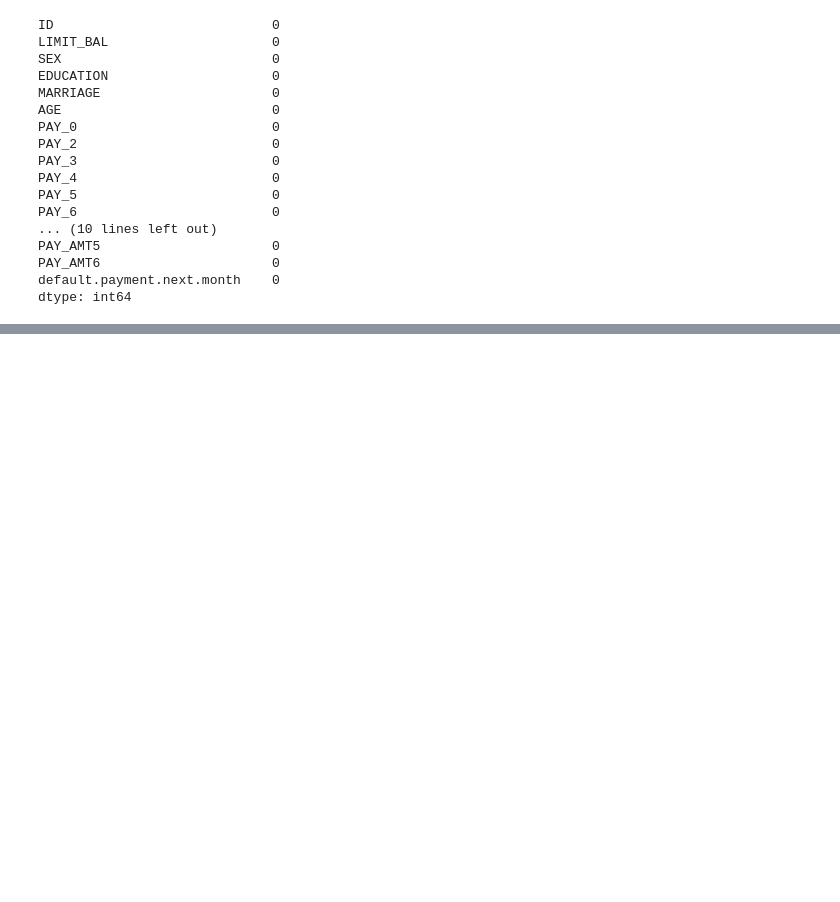
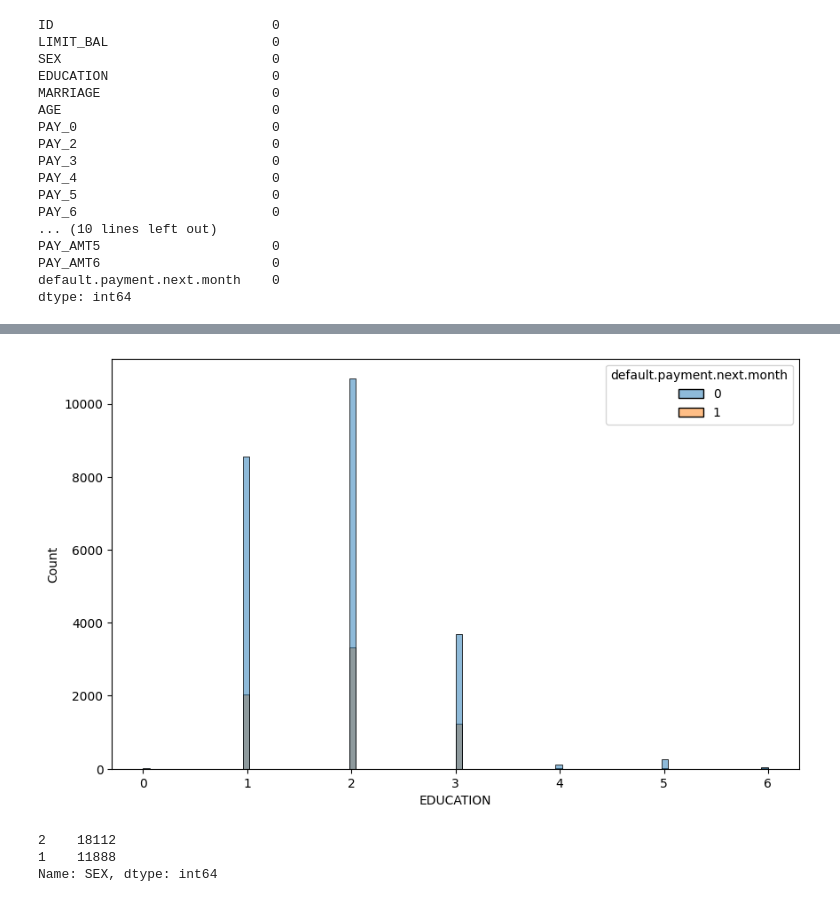
Before and after one commit to eeeds/Github-Actions-Project, a Jupyter notebook: notebooks/notebook.ipynb, the cells around one changed output, grey strips where cells are left out. Cells and saved outputs as stored; diff of their text form; code cells hidden in the pictures; blank space fills up the shorter version.

```diff
--- a/notebooks/notebook.ipynb
+++ b/notebooks/notebook.ipynb
@@ -89,0 +144,16 @@ dtype: int64
+# %%
+plt.figure(figsize=(10,6))
+sns.histplot(data = df, x = df['EDUCATION'], hue = df['default.payment.next.month'])
+plt.show()
+
+## Educated people have a higher defaulter proportion
+# %% [output]
+[figure, added]
+# %%
+## Sex among the defaulters
+## 1:MALE, 2:FEMALE
+df['SEX'].value_counts()
+# %% [output]
+2    18112
+1    11888
+Name: SEX, dtype: int64
```
Also changed, not shown: parts of 37 cells of this notebook, 2 other files.
